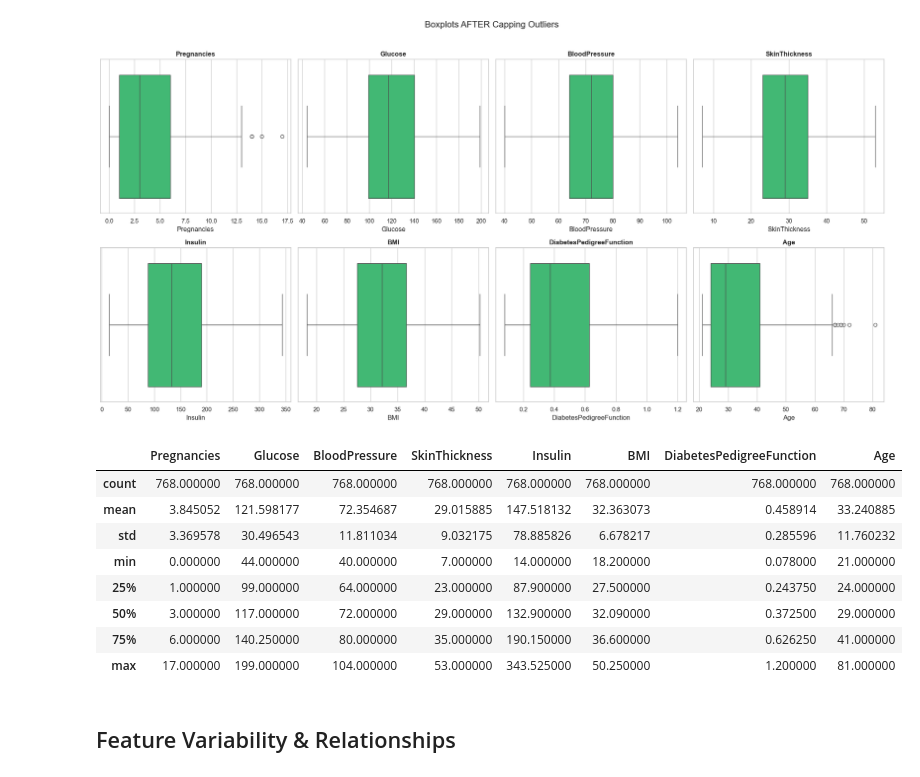
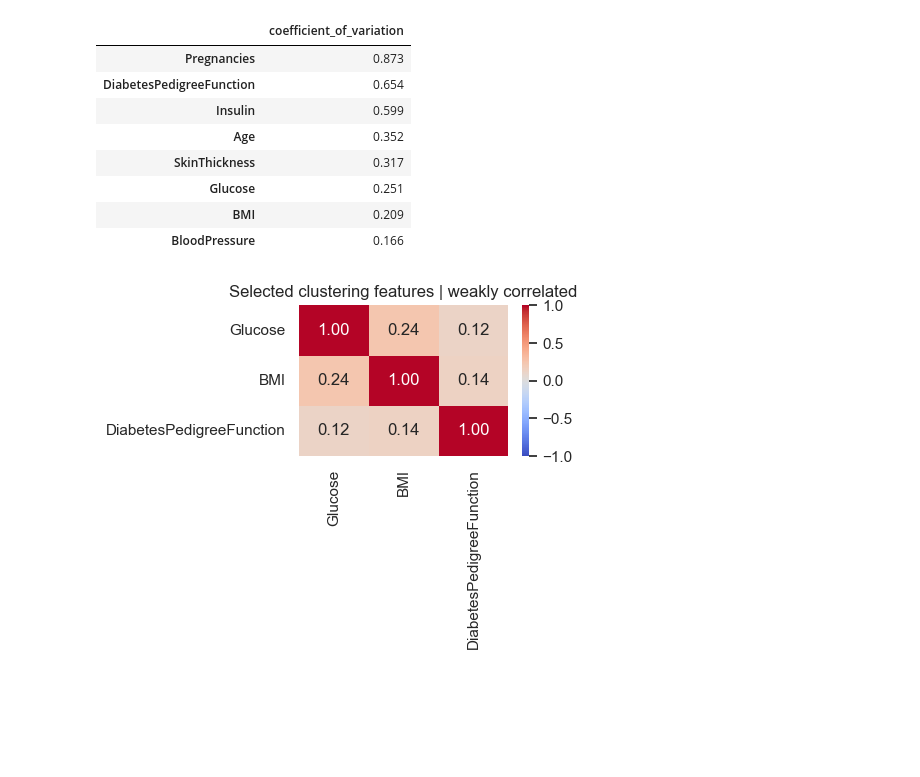
Before and after one commit to hamzalafsioui/DiaSense, a Jupyter notebook: notebooks/02_preprocessing.ipynb, the cells around one changed output. Cells and saved outputs as stored; diff of their text form; code cells hidden in the pictures; blank space fills up the shorter version.

```diff
--- a/notebooks/02_preprocessing.ipynb
+++ b/notebooks/02_preprocessing.ipynb
@@ -104,35 +103,24 @@ Instead of dropping rows (which loses data) | we cap values to the IQR limits.
-# %%
-# capping
-df_capped = cap_outliers_iqr(df_imputed, OUTLIER_COLUMNS)
-
-# fix result values
-df_capped["Pregnancies"] = df_capped["Pregnancies"].round().astype(int)
-df_capped["Age"] = df_capped["Age"].round().astype(int)
-
-# visualization
-fig, axes = plt.subplots(2, 4, figsize=(20, 10))
-axes = axes.flatten()
-
-for i, col in enumerate(CLINICAL_FEATURES):
-    sns.boxplot(x=df_capped[col], ax=axes[i], color="#2ecc71")
-    axes[i].set_title(col, fontweight="bold")
-
-plt.suptitle("Boxplots AFTER Capping Outliers", fontsize=16, y=1.02)
-plt.tight_layout()
-plt.savefig(FIGURES_DIR / "preprocessing_boxplots_after_capping.png", dpi=150, bbox_inches="tight")
-plt.show()
-
-display(df_capped.describe())
-# %% [output]
-[figure, removed]
-|  | Pregnancies | Glucose | BloodPressure | SkinThickness | Insulin | BMI | DiabetesPedigreeFunction | Age |
-| count | 768.000000 | 768.000000 | 768.000000 | 768.000000 | 768.000000 | 768.000000 | 768.000000 | 768.000000 |
-| mean | 3.845052 | 121.598177 | 72.354687 | 29.015885 | 147.518132 | 32.363073 | 0.458914 | 33.240885 |
-| std | 3.369578 | 30.496543 | 11.811034 | 9.032175 | 78.885826 | 6.678217 | 0.285596 | 11.760232 |
-| min | 0.000000 | 44.000000 | 40.000000 | 7.000000 | 14.000000 | 18.200000 | 0.078000 | 21.000000 |
-| 25% | 1.000000 | 99.000000 | 64.000000 | 23.000000 | 87.900000 | 27.500000 | 0.243750 | 24.000000 |
-| 50% | 3.000000 | 117.000000 | 72.000000 | 29.000000 | 132.900000 | 32.090000 | 0.372500 | 29.000000 |
-| 75% | 6.000000 | 140.250000 | 80.000000 | 35.000000 | 190.150000 | 36.600000 | 0.626250 | 41.000000 |
-| max | 17.000000 | 199.000000 | 104.000000 | 53.000000 | 343.525000 | 50.250000 | 1.200000 | 81.000000 |
-# %% [markdown]
-## Feature Variability & Relationships
+# %%
+# coefficient of variation (std / mean)
+cv = (df_clean.std() / df_clean.mean()).sort_values(ascending=False)
+display(cv.round(3).to_frame("coefficient_of_variation"))
+
+# The 3 selected axes are weakly correlated so each brings independent signal
+fig, ax = plt.subplots(figsize=(5, 4))
+sns.heatmap(df_clean[CLUSTERING_FEATURES].corr(), annot=True, fmt=".2f",
+            cmap="coolwarm", vmin=-1, vmax=1, ax=ax)
+ax.set_title("Selected clustering features | weakly correlated")
+plt.tight_layout()
+plt.savefig(FIGURES_DIR / "preprocessing_selected_corr.png", dpi=150, bbox_inches="tight")
+plt.show()
+# %% [output]
+|  | coefficient_of_variation |
+| Pregnancies | 0.873 |
+| DiabetesPedigreeFunction | 0.654 |
+| Insulin | 0.599 |
+| Age | 0.352 |
+| SkinThickness | 0.317 |
+| Glucose | 0.251 |
+| BMI | 0.209 |
+| BloodPressure | 0.166 |
+[figure, added]
```
Also changed, not shown: parts of 21 cells of this notebook, 5 other files.
